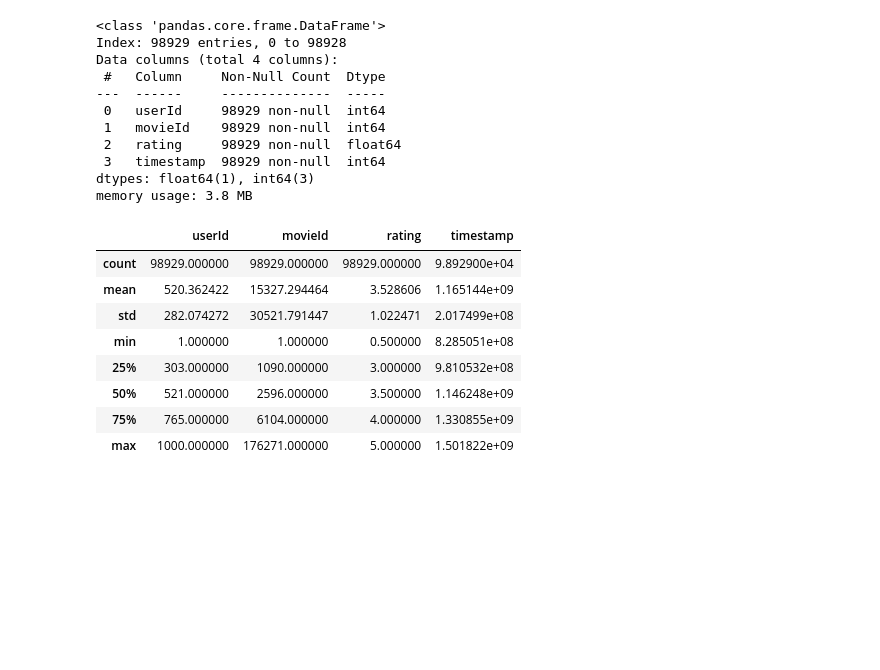
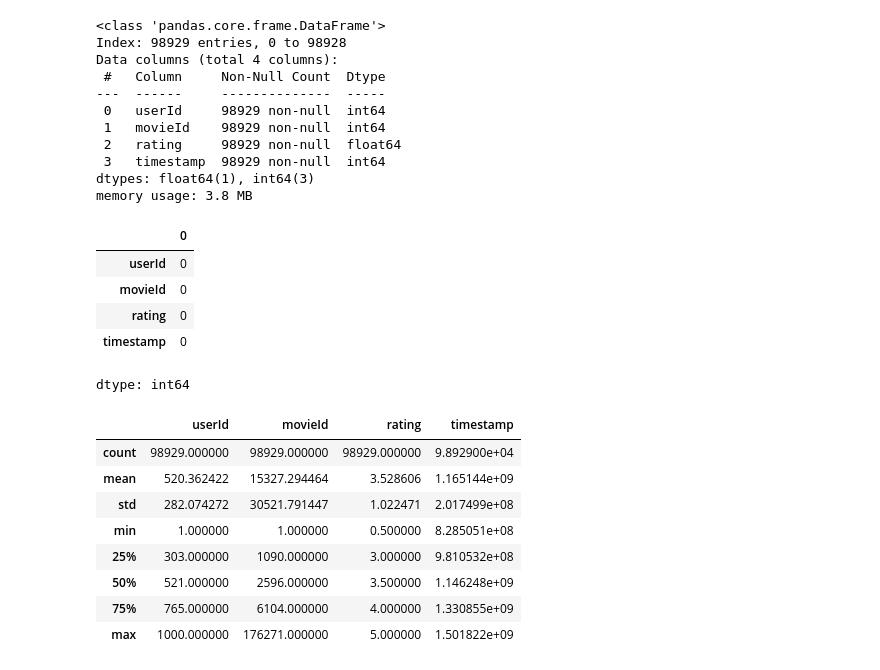
Before and after one commit to Gibskuyyyy/Rekomendasi-Film, a Jupyter notebook: rekomendasi_film.ipynb, the cells around one changed output. Drawn from its saved outputs; the diff is of its cells as text; code cells hidden in the pictures; blank space fills up the shorter version.

```diff
--- a/rekomendasi_film.ipynb
+++ b/rekomendasi_film.ipynb
@@ -195,6 +231,15 @@ Data columns (total 4 columns):
  3   timestamp  98929 non-null  int64
 dtypes: float64(1), int64(3)
 memory usage: 3.8 MB
+# %%
+ratings_df.isnull().sum()
+# %% [output]
+|  | 0 |
+| userId | 0 |
+| movieId | 0 |
+| rating | 0 |
+| timestamp | 0 |
+dtype: int64
 # %%
 ratings_df.describe()
 # %% [output]
```
Also changed, not shown: parts of 5 cells of this notebook, 2 other files.
